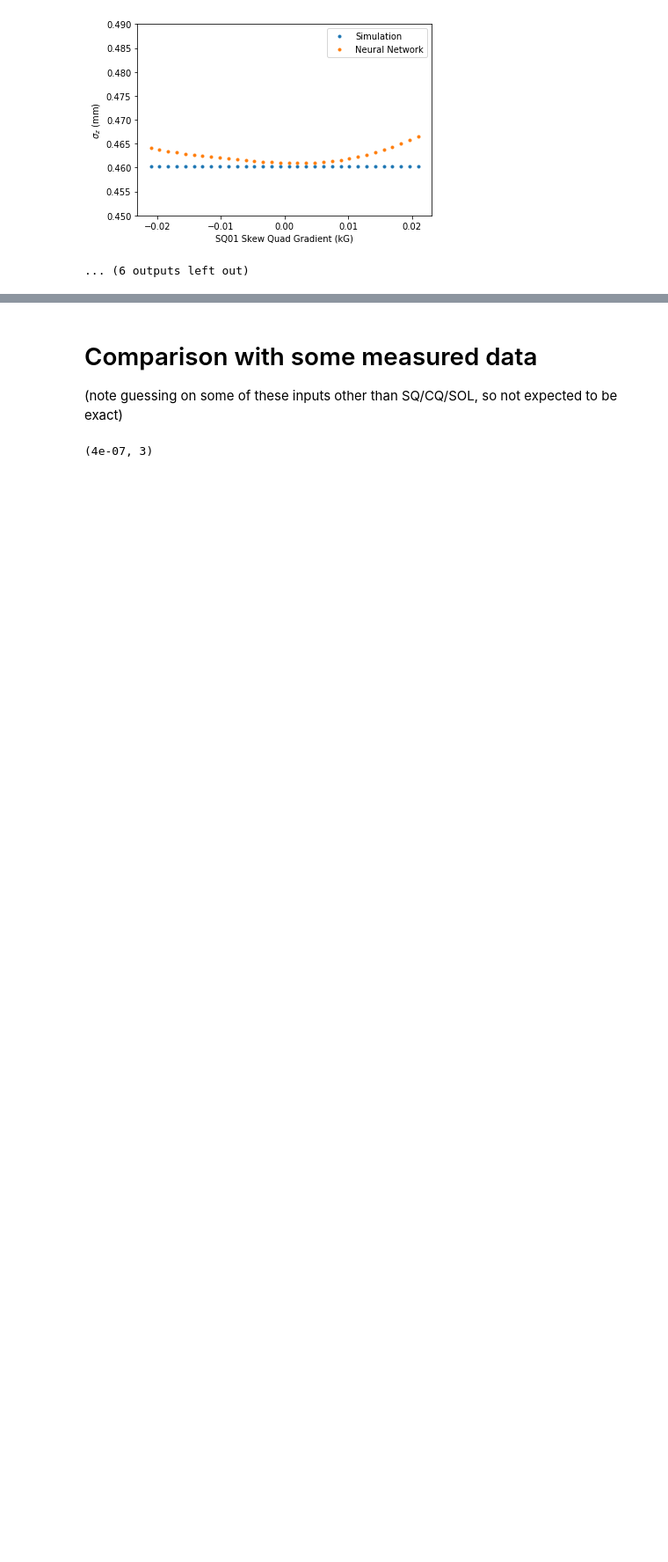
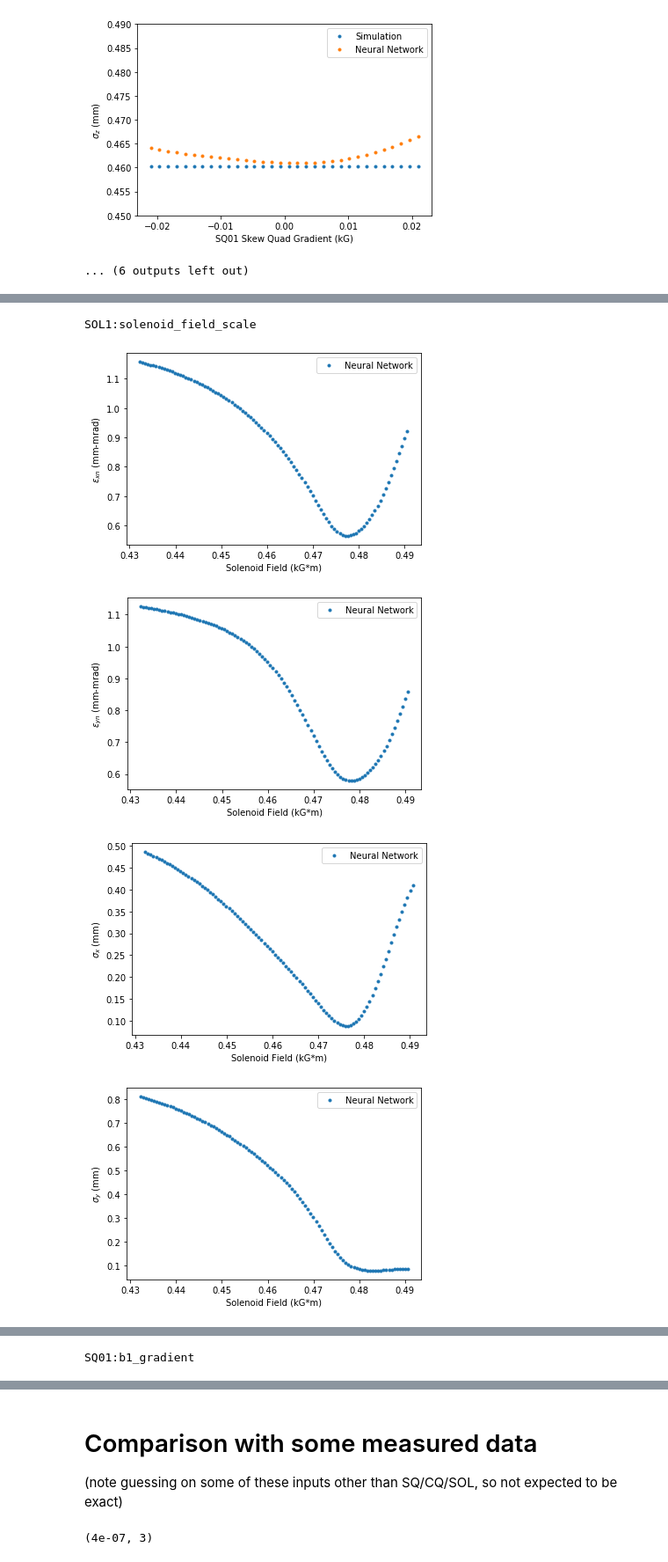
Before and after one commit to singh96aman/lcls_cu_injector_tuning, a Jupyter notebook: models/simple_models/LCLS_Cu_Inj_scalar_beam_size_emit_OTR2.ipynb, the cells around one changed output, grey strips where cells are left out. Shown at 88% size. Cells and saved outputs as stored; diff of their text form; code cells hidden in the pictures; blank space fills up the shorter version.

```diff
--- a/models/simple_models/LCLS_Cu_Inj_scalar_beam_size_emit_OTR2.ipynb
+++ b/models/simple_models/LCLS_Cu_Inj_scalar_beam_size_emit_OTR2.ipynb
@@ -1030,6 +1030,8 @@ def do_scan_at_measured(numscan=100,inputs = md_values):
     plt.savefig(savepath+FIGNAME + '_sigma_z.png',bbox_inches='tight')
 
     plt.show()
+    Y_pred1 =np.copy(Y_pred)
+    X_scan1 =np.copy(X_scan[:,loc_in['SOL1:solenoid_field_scale']]/0.51427242)
 
 
     print(' ')
@@ -1094,6 +1096,9 @@ def do_scan_at_measured(numscan=100,inputs = md_values):
     plt.savefig(savepath+FIGNAME + '_sigma_z.png',bbox_inches='tight')
     plt.show()
 
+    Y_pred2 =np.copy(Y_pred)
+    X_scan2 =np.copy(X_scan[:,loc_in['SQ01:b1_gradient']]/-0.476190476)
+
     print(' ')
     print('CQ01:b1_gradient')
     print(' ')
@@ -1152,6 +1157,9 @@ def do_scan_at_measured(numscan=100,inputs = md_values):
     plt.legend(['Neural Network'])
     plt.savefig(savepath+FIGNAME + '_sigma_z.png',bbox_inches='tight')
 
+    Y_pred3 =np.copy(Y_pred)
+    X_scan3 =np.copy(X_scan[:,loc_in['CQ01:b1_gradient']]/-0.476190476)
+
     plt.show()
 
-    return
+    return X_scan1,Y_pred1, X_scan2,Y_pred2, X_scan3,Y_pred3
@@ -1173,0 +1168,8 @@ SQ01:b1_gradient
+# %%
+X_scan1,Y_pred1, X_scan2,Y_pred2, X_scan3,Y_pred3 = do_scan_at_measured(inputs = ref_input_values);
+# %% [output]
+SOL1:solenoid_field_scale
+[figure, added]
+[figure, added]
+[figure, added]
+[figure, added]
@@ -1173,0 +1177 @@ SQ01:b1_gradient
+SQ01:b1_gradient
```
Also changed, not shown: parts of 10 cells of this notebook.
